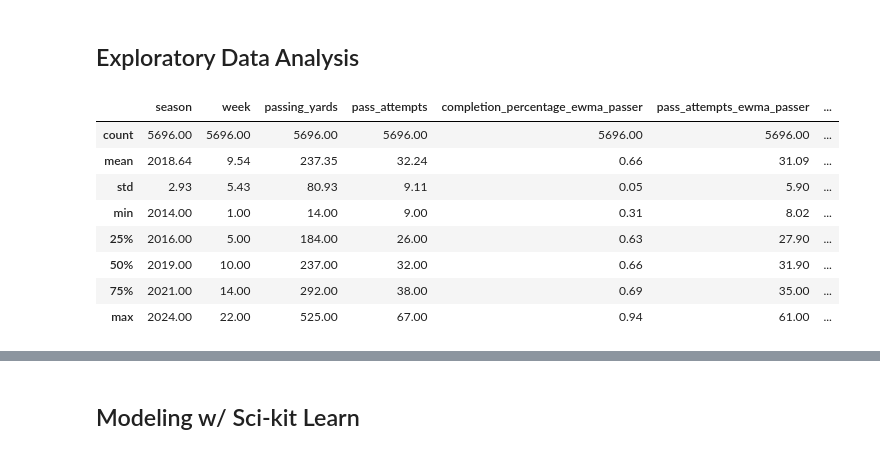
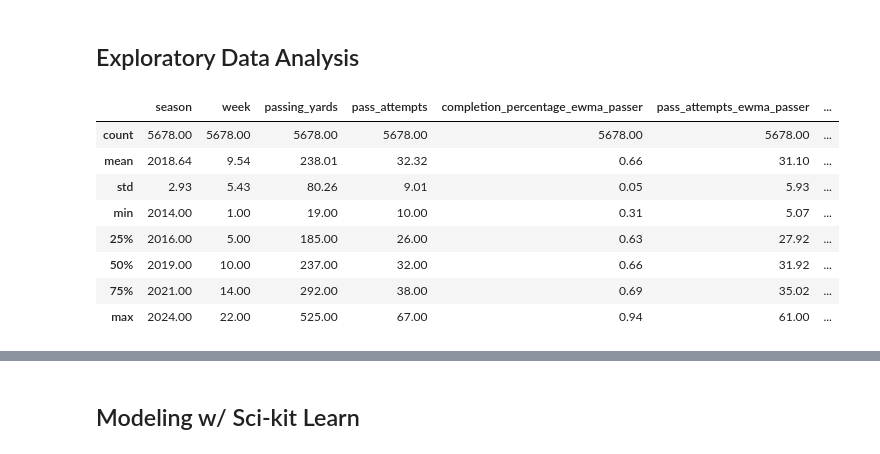
Before and after one commit to bhuggard/CheckTheCover, a Jupyter notebook: heysusan.ipynb, the cells around one changed output, grey strips where cells are left out. Cells and saved outputs as stored; diff of their text form; code cells hidden in the pictures.

```diff
--- a/heysusan.ipynb
+++ b/heysusan.ipynb
@@ -230,9 +236,9 @@ defense_df = defense_df.drop(columns=['passing_yards','completion_percentage', '
 ## Merging Passer & Defense Data
 # %%
 # Merge the defense and passer dataframes together
-df = passer_df.merge(defense_df, how='inner', on=['defteam', 'season', 'week', 'roof', 'surface'], suffixes=('_passer', '_defense'))
+full_with_ewma = passer_df.merge(defense_df, how='inner', on=['defteam', 'season', 'week', 'roof', 'surface'], suffixes=('_passer', '_defense'))
 
-df
+full_with_ewma
 # %% [output]
 |  | passer_player_name | posteam | defteam | season | week | passing_yards | home_flag_passer | ... |
 | 0 | A.Andrews | TEN | NYJ | 2015 | 14 | 41.0 | False | ... |
@@ -251,4 +257,4 @@ df
 ## Removing Outliers
 # %%
 # Get rid of flukey rows. Jury out on Taysom Hill I guess.
-df = df[(df['pass_attempts'] > 9) & (df['passing_yards'] > 10)]
+filtered_with_ewma = full_with_ewma[(full_with_ewma['pass_attempts'] > 9) & (full_with_ewma['passing_yards'] > 10)]
@@ -275,15 +272,15 @@ plt.show()
 ## Exploratory Data Analysis
 # %%
 # Get an overview of the data
-df.describe().round(2)
+filtered_with_ewma.describe().round(2)
 # %% [output]
 |  | season | week | passing_yards | pass_attempts | completion_percentage_ewma_passer | pass_attempts_ewma_passer | ... |
-| count | 5696.00 | 5696.00 | 5696.00 | 5696.00 | 5696.00 | 5696.00 | ... |
-| mean | 2018.64 | 9.54 | 237.35 | 32.24 | 0.66 | 31.09 | ... |
-| std | 2.93 | 5.43 | 80.93 | 9.11 | 0.05 | 5.90 | ... |
-| min | 2014.00 | 1.00 | 14.00 | 9.00 | 0.31 | 8.02 | ... |
-| 25% | 2016.00 | 5.00 | 184.00 | 26.00 | 0.63 | 27.90 | ... |
-| 50% | 2019.00 | 10.00 | 237.00 | 32.00 | 0.66 | 31.90 | ... |
-| 75% | 2021.00 | 14.00 | 292.00 | 38.00 | 0.69 | 35.00 | ... |
+| count | 5678.00 | 5678.00 | 5678.00 | 5678.00 | 5678.00 | 5678.00 | ... |
+| mean | 2018.64 | 9.54 | 238.01 | 32.32 | 0.66 | 31.10 | ... |
+| std | 2.93 | 5.43 | 80.26 | 9.01 | 0.05 | 5.93 | ... |
+| min | 2014.00 | 1.00 | 19.00 | 10.00 | 0.31 | 5.07 | ... |
+| 25% | 2016.00 | 5.00 | 185.00 | 26.00 | 0.63 | 27.92 | ... |
+| 50% | 2019.00 | 10.00 | 237.00 | 32.00 | 0.66 | 31.92 | ... |
+| 75% | 2021.00 | 14.00 | 292.00 | 38.00 | 0.69 | 35.02 | ... |
 | max | 2024.00 | 22.00 | 525.00 | 67.00 | 0.94 | 61.00 | ... |
 # %%
```
Also changed, not shown: parts of 14 cells of this notebook.
